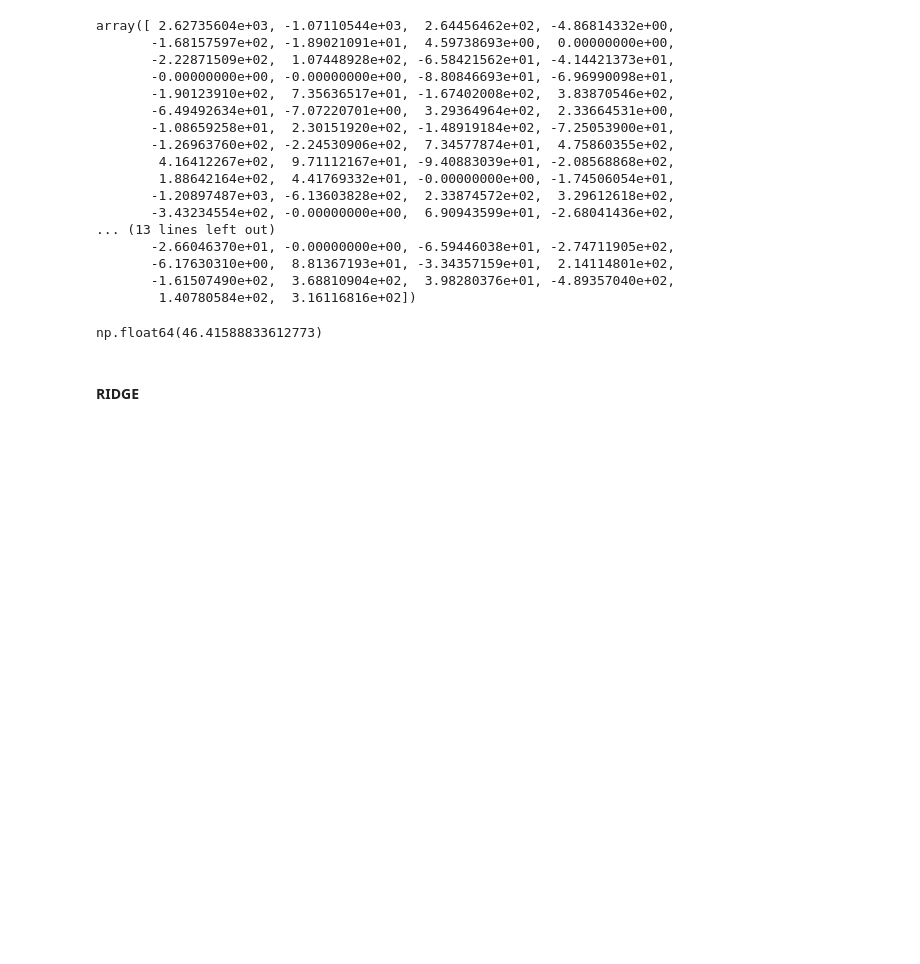
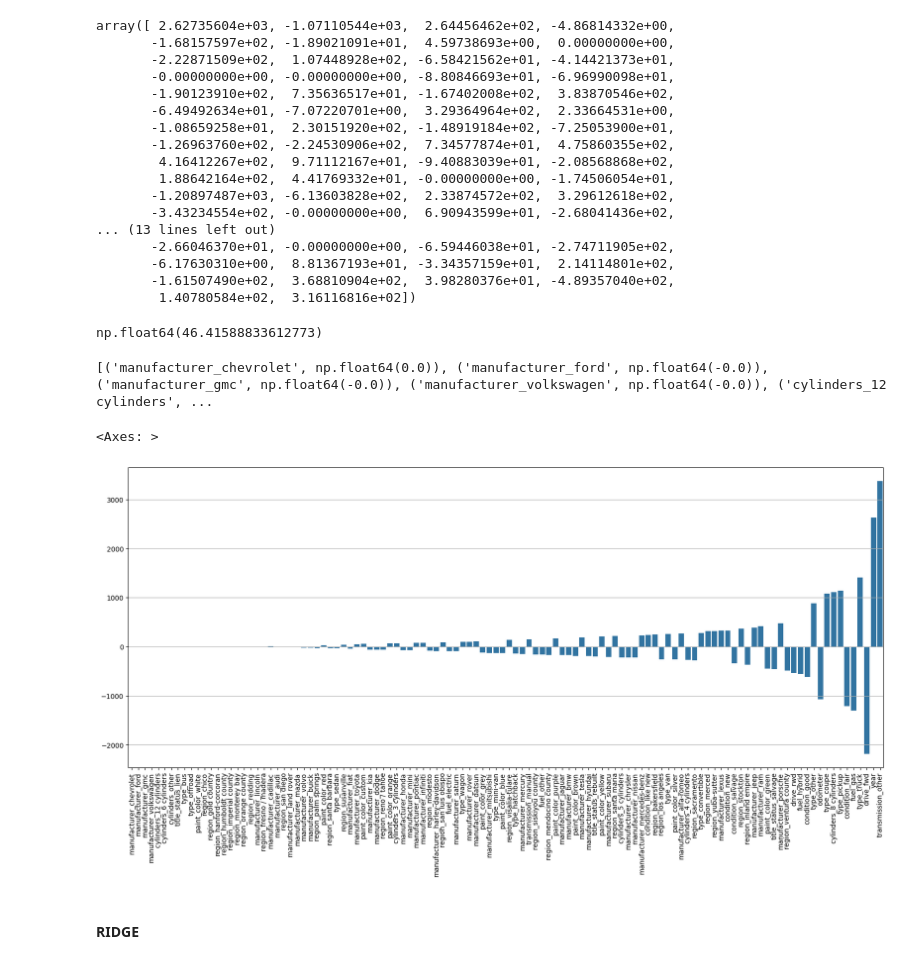
Before and after one commit to Naknak360/used_car_recommender, a Jupyter notebook: prompt_II.ipynb, the cells around one changed output. Drawn from its saved outputs; the diff is of its cells as text; code cells hidden in the pictures; blank space fills up the shorter version.

```diff
--- a/prompt_II.ipynb
+++ b/prompt_II.ipynb
@@ -482,6 +478,21 @@ array([ 2.62735604e+03, -1.07110544e+03,  2.64456462e+02, -4.86814332e+00,
 grid_search_lasso.best_params_['lasso__alpha']
 # %% [output]
 np.float64(46.41588833612773)
+# %%
+pairs = list(zip(X.columns.to_list(), grid_search_lasso.best_estimator_.named_steps['lasso'].coef_))
+pairs.sort(key=lambda pair: abs(pair[1]))
+print(pairs)
+# %% [output]
+[('manufacturer_chevrolet', np.float64(0.0)), ('manufacturer_ford', np.float64(-0.0)), ('manufacturer_gmc', np.float64(-0.0)), ('manufacturer_volkswagen', np.float64(-0.0)), ('cylinders_12 cylinders', ...
+# %%
+plt.figure(figsize=(20, 8))
+plt.xticks(rotation=90)
+plt.grid(True)
+x_values, y_values = zip(*pairs)
+sns.barplot(x=x_values, y=y_values)
+# %% [output]
+<Axes: >
+[figure, added]
 # %% [markdown]
 #### RIDGE
 # %%
```
Also changed, not shown: parts of 10 cells of this notebook, 1 other file.
